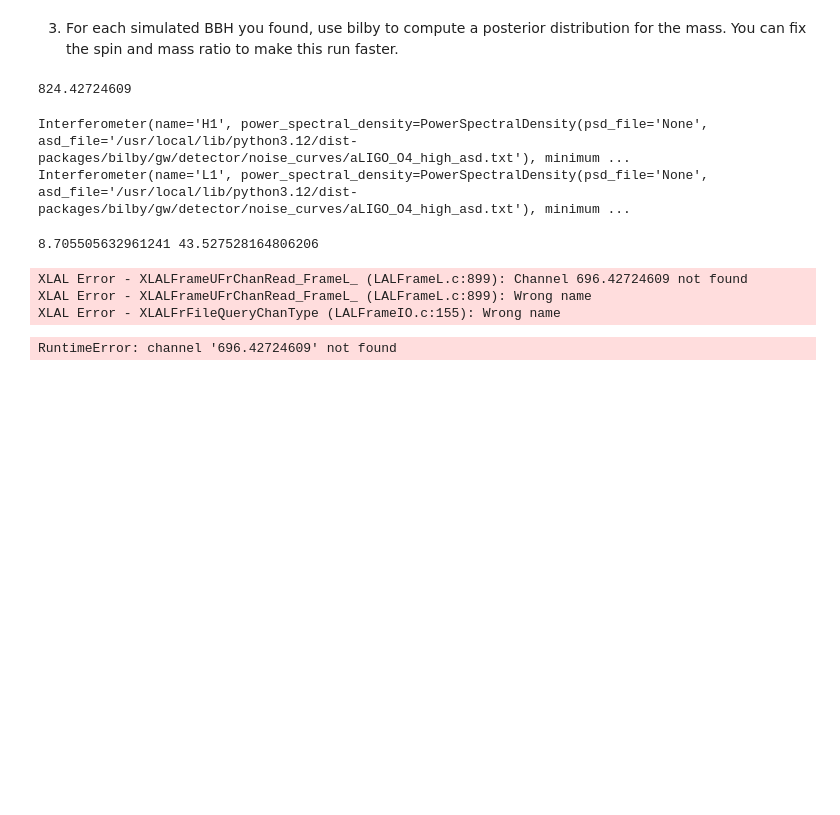
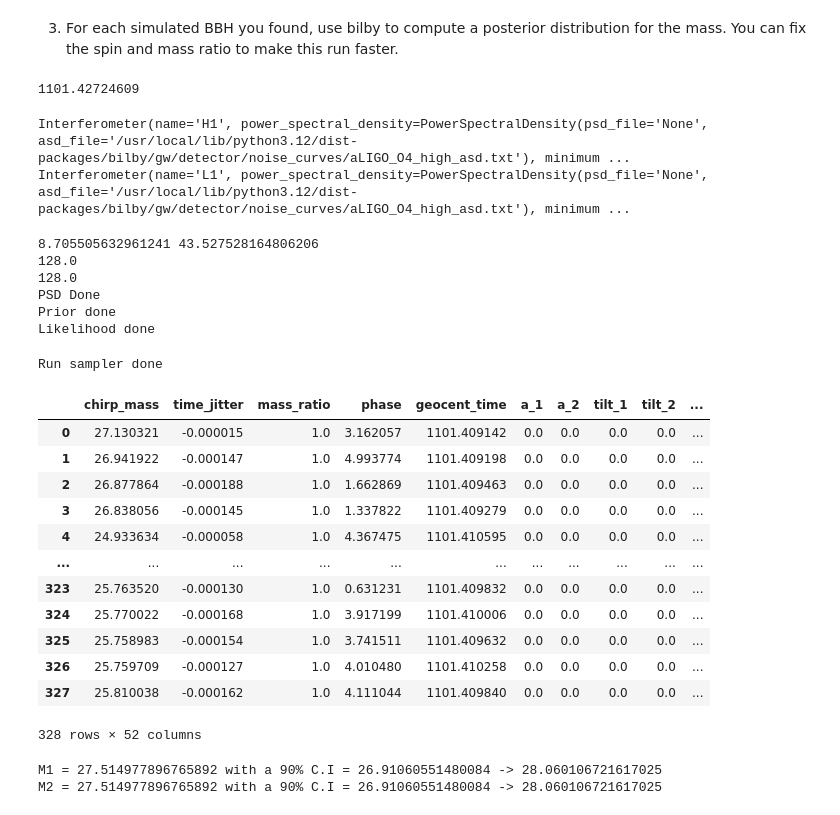
Before and after one commit to norrismeg/odw, a Jupyter notebook: Data_Challenge_4.ipynb, the cells around one changed output. Cells and saved outputs as stored; diff of their text form; code cells hidden in the pictures; blank space fills up the shorter version.

```diff
--- a/Data_Challenge_4.ipynb
+++ b/Data_Challenge_4.ipynb
@@ -488,13 +488,13 @@ import bilby
 # Make bilby more terse
 bilby.core.utils.log.setup_logger(log_level='WARNING')
 
-merger_time = signals[0,0]
+merger_time = signals[1,0]
 
-sampling_rate = 2048  # needs to be high enough for the signals found in steps above
+sampling_rate = 4096  # needs to be high enough for the signals found in steps above
 duration = 4  # needs to be long enough for the signals found in steps above
 start_time = merger_time-2  # needs to be set so that the segment defined by [start_time,start_time+duration] contains the signal
 
-print(start_time)
+print(merger_time)
 
 H1 = bilby.gw.detector.get_empty_interferometer("H1")
 L1 = bilby.gw.detector.get_empty_interferometer("L1")
@@ -502,7 +502,7 @@ L1 = bilby.gw.detector.get_empty_interferometer("L1")
 H1.set_strain_data_from_frame_file('challenge3.gwf', sampling_rate, duration, start_time=start_time, channel=f'H1:CHALLENGE3')
 L1.set_strain_data_from_frame_file('challenge3.gwf', sampling_rate, duration, start_time=start_time, channel=f'L1:CHALLENGE3')
 # %% [output]
-824.42724609
+1101.42724609
 # %%
 print(H1)
 print(L1)
@@ -526,8 +526,10 @@ psd_end_time = psd_start_time + psd_duration
 
 H1_psd_data = TimeSeries.read('challenge3.gwf', channel="H1:CHALLENGE3")
 H1_psd_data = H1_psd_data.crop(psd_start_time, psd_end_time)
+print(len(H1_psd_data)/(4096))
 L1_psd_data = TimeSeries.read('challenge3.gwf', channel="L1:CHALLENGE3")
 L1_psd_data = L1_psd_data.crop(psd_start_time, psd_end_time)
+print(len(L1_psd_data)/(4096))
 psd_alpha = 2 * H1.strain_data.roll_off / duration
 H1_psd = H1_psd_data.psd(fftlength=duration, overlap=0, window=("tukey", psd_alpha), method="median")
 L1_psd = L1_psd_data.psd(fftlength=duration, overlap=0, window=("tukey", psd_alpha), method="median")
@@ -538,6 +540,8 @@ L1.power_spectral_density = bilby.gw.detector.PowerSpectralDensity(
 
 H1.maximum_frequency = 1024
 L1.maximum_frequency = 1024
+
+print('PSD Done')
 
 prior = bilby.core.prior.PriorDict()
 prior['chirp_mass'] = Uniform(name='chirp_mass', minimum=chirp_mass_min,maximum=chirp_mass_max)
@@ -550,41 +554,62 @@ prior['tilt_1'] =  0.0
 prior['tilt_2'] =  0.0
 prior['phi_12'] =  0.0
 prior['phi_jl'] =  0.0
-#prior['dec'] =  -1.2232
-#prior['ra'] =  2.19432
-#prior['theta_jn'] =  1.89694
-#prior['psi'] =  0.532268
+prior['dec'] = -1.2232
+prior['ra'] = 2.19432
+prior['theta_jn'] = 1.89694
+prior['psi'] = 0.532268
 prior['luminosity_distance'] = PowerLaw(alpha=2, name='luminosity_distance', minimum=50, maximum=2000, unit='Mpc', latex_label='$d_L$')
+
+print('Prior done')
 
 # First, put our "data" created above into a list of interferometers (the order is arbitrary)
 interferometers = [H1, L1]
 
 # Next create a dictionary of arguments which we pass into the LALSimulation waveform - we specify the waveform approximant here
 waveform_arguments = dict(
     waveform_approximant='SEOBNRv4_opt', reference_frequency=100., catch_waveform_errors=True)
 
 # Next, create a waveform_generator object. This wraps up some of the jobs of converting between parameters etc
 waveform_generator = bilby.gw.WaveformGenerator(
     frequency_domain_source_model=bilby.gw.source.lal_binary_black_hole,
     waveform_arguments=waveform_arguments,
     parameter_conversion=convert_to_lal_binary_black_hole_parameters)
 
 # Finally, create our likelihood, passing in what is needed to get going
 likelihood = bilby.gw.likelihood.GravitationalWaveTransient(
     interferometers, waveform_generator, priors=prior,
     time_marginalization=True, phase_marginalization=True, distance_marginalization=True)
 
+print('Likelihood done')
+
 result_short = bilby.run_sampler(
     likelihood, prior, sampler='dynesty', outdir='short', label="signal_1",
     conversion_function=bilby.gw.conversion.generate_all_bbh_parameters,
     nlive=250, dlogz=1.,  # <- Arguments are used to make things fast - not recommended for general use
     clean=True,
 )
 
+print('Run sampler done')
+
 result_short.posterior
 # %% [output]
 8.705505632961241 43.527528164806206
+128.0
+128.0
+PSD Done
+Prior done
+Likelihood done
-XLAL Error - XLALFrameUFrChanRead_FrameL_ (LALFrameL.c:899): Channel 696.42724609 not found
-XLAL Error - XLALFrameUFrChanRead_FrameL_ (LALFrameL.c:899): Wrong name
-XLAL Error - XLALFrFileQueryChanType (LALFrameIO.c:155): Wrong name
+Run sampler done
+|  | chirp_mass | time_jitter | mass_ratio | phase | geocent_time | a_1 | a_2 | tilt_1 | tilt_2 | ... |
+| 0 | 27.130321 | -0.000015 | 1.0 | 3.162057 | 1101.409142 | 0.0 | 0.0 | 0.0 | 0.0 | ... |
+| 1 | 26.941922 | -0.000147 | 1.0 | 4.993774 | 1101.409198 | 0.0 | 0.0 | 0.0 | 0.0 | ... |
+| 2 | 26.877864 | -0.000188 | 1.0 | 1.662869 | 1101.409463 | 0.0 | 0.0 | 0.0 | 0.0 | ... |
+| 3 | 26.838056 | -0.000145 | 1.0 | 1.337822 | 1101.409279 | 0.0 | 0.0 | 0.0 | 0.0 | ... |
+| 4 | 24.933634 | -0.000058 | 1.0 | 4.367475 | 1101.410595 | 0.0 | 0.0 | 0.0 | 0.0 | ... |
+| ... | ... | ... | ... | ... | ... | ... | ... | ... | ... | ... |
+| 323 | 25.763520 | -0.000130 | 1.0 | 0.631231 | 1101.409832 | 0.0 | 0.0 | 0.0 | 0.0 | ... |
+| 324 | 25.770022 | -0.000168 | 1.0 | 3.917199 | 1101.410006 | 0.0 | 0.0 | 0.0 | 0.0 | ... |
+| 325 | 25.758983 | -0.000154 | 1.0 | 3.741511 | 1101.409632 | 0.0 | 0.0 | 0.0 | 0.0 | ... |
+| 326 | 25.759709 | -0.000127 | 1.0 | 4.010480 | 1101.410258 | 0.0 | 0.0 | 0.0 | 0.0 | ... |
+| 327 | 25.810038 | -0.000162 | 1.0 | 4.111044 | 1101.409840 | 0.0 | 0.0 | 0.0 | 0.0 | ... |
-RuntimeError: channel '696.42724609' not found
+328 rows × 52 columns
@@ -592,0 +616,16 @@ RuntimeError: channel '696.42724609' not found
+# %%
+M1 = result_short.posterior["mass_1_source"].values
+M2 = result_short.posterior['mass_2_source'].values
+
+lower_bound = np.quantile(M1, 0.05)
+upper_bound = np.quantile(M1, 0.95)
+median = np.quantile(M1, 0.5)
+print("M1 = {} with a 90% C.I = {} -> {}".format(median, lower_bound, upper_bound))
+
+lower_bound = np.quantile(M2, 0.05)
+upper_bound = np.quantile(M2, 0.95)
+median = np.quantile(M2, 0.5)
+print("M2 = {} with a 90% C.I = {} -> {}".format(median, lower_bound, upper_bound))
+# %% [output]
+M1 = 27.514977896765892 with a 90% C.I = 26.91060551480084 -> 28.060106721617025
+M2 = 27.514977896765892 with a 90% C.I = 26.91060551480084 -> 28.060106721617025
```
Also changed, not shown: parts of 3 cells of this notebook.
